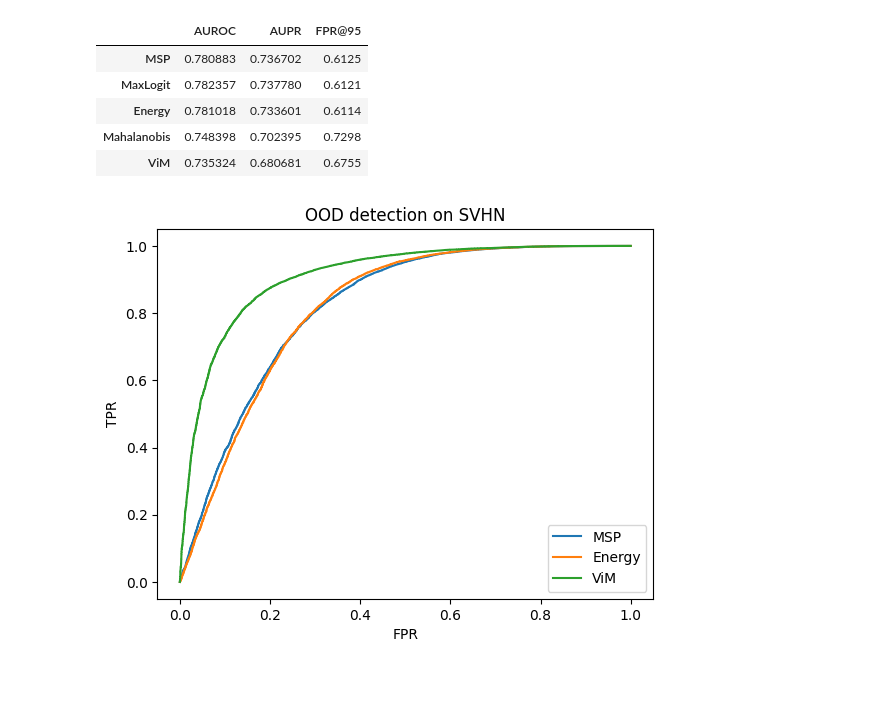
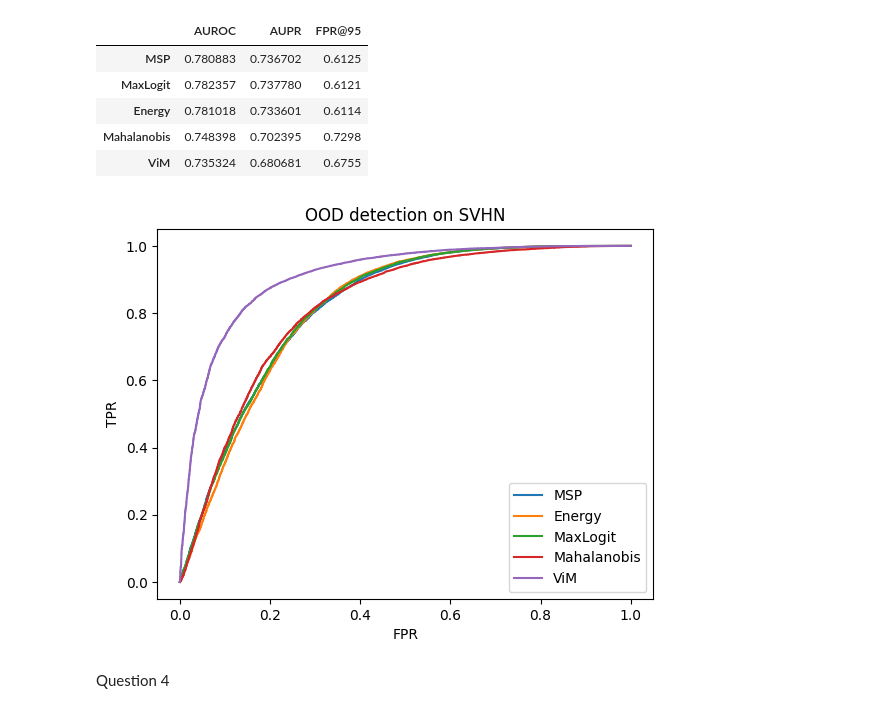
Before and after one commit to Myskdias/tp3, a Jupyter notebook: tp3.ipynb, the cells around one changed output. Drawn from its saved outputs; the diff is of its cells as text; code cells hidden in the pictures; blank space fills up the shorter version.

```diff
--- a/tp3.ipynb
+++ b/tp3.ipynb
@@ -327,7 +327,8 @@ def collect_logits(model, loader):
 @torch.no_grad()
 def collect_features(model, loader):
     feats = []
-    for x, _ in loader:
+    labels = []
+    for x, y in loader:
         x = x.to(device)
 
         z = model.conv1(x)
@@ -343,7 +344,9 @@ def collect_features(model, loader):
 
         feats.append(z.cpu())
 
-    return torch.cat(feats)
+        labels.append(y)
+
+    return torch.cat(feats), torch.cat(labels)
 # %%
 def score_msp(logits):
     return (-F.softmax(logits, dim=1).max(dim=1).values).numpy()
@@ -405,7 +408,7 @@ def eval_ood(id_scores, ood_scores):
         "FPR@95": fpr_at_95(y, s),
     }
 # %%
-train_feats = collect_features(model, trainloader_q3)
+train_feats, _ = collect_features(model, trainloader_q3)
 train_labels = torch.tensor(trainset_q3.targets)
 
 # Mahalanobis
@@ -415,7 +418,7 @@ mus, inv_cov = fit_mahalanobis(train_feats, train_labels)
 U_orth = fit_vim(train_feats.numpy())
 # %%
 id_logits = collect_logits(model, testloader_q3)
-id_feats  = collect_features(model, testloader_q3)
+id_feats, _  = collect_features(model, testloader_q3)
 
 ood_logits = collect_logits(model, ood_cifar10_loader)
 ood_feats  = collect_features(model, ood_cifar10_loader)
@@ -460,6 +469,6 @@ plt.show()
 # %%
 ood_logits = collect_logits(model, ood_svhn_loader)
-ood_feats  = collect_features(model, ood_svhn_loader)
+ood_feats, _  = collect_features(model, ood_svhn_loader)
 
 results_svhn = {
     "MSP": eval_ood(score_msp(id_logits), score_msp(ood_logits)),
@@ -501,21 +510,27 @@ df_cifar.to_csv('results/results_cifar.csv', index=True)
 # %%
 plt.figure()
 plot_roc(score_msp(id_logits), score_msp(ood_logits), "MSP")
 plot_roc(score_energy(id_logits), score_energy(ood_logits), "Energy")
+plot_roc(score_maxlogit(id_logits), score_maxlogit(ood_logits), "MaxLogit")
+plot_roc(
+    score_mahalanobis(id_feats, mus, inv_cov),
+    score_mahalanobis(ood_feats, mus, inv_cov),
+    "Mahalanobis"
+)
 plot_roc(
     score_vim(id_logits, id_feats, U_orth),
     score_vim(ood_logits, ood_feats, U_orth),
     "ViM"
 )
 plt.xlabel("FPR")
 plt.ylabel("TPR")
 plt.legend()
 plt.title("OOD detection on SVHN")
 os.makedirs("results/img", exist_ok=True)
 plt.savefig("results/img/OOD_SVHN")
 plt.show()
 # %% [output]
-[figure, old version]
+[figure, new version]
 # %%
 
 
@@ -534,3 +549,5 @@ plt.title("OOD detection on SVHN")
 os.makedirs("results/img", exist_ok=True)
 plt.savefig("results/img/OOD_SVHN")
 plt.show()
+# %% [markdown]
+Question 4
```
Also changed, not shown: parts of 3 cells of this notebook, 7 other files.
